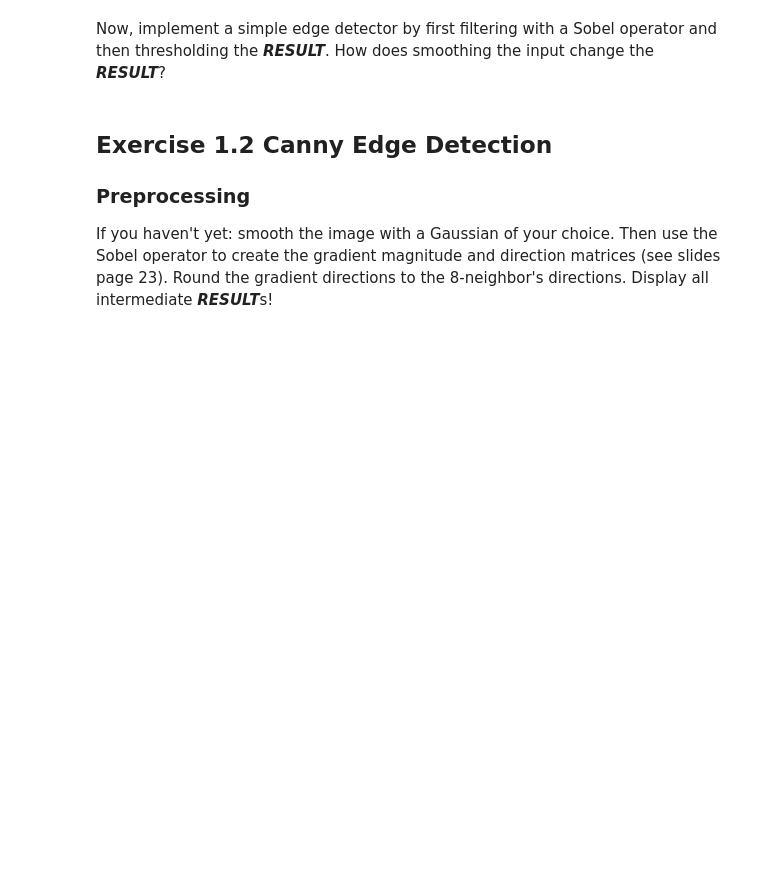
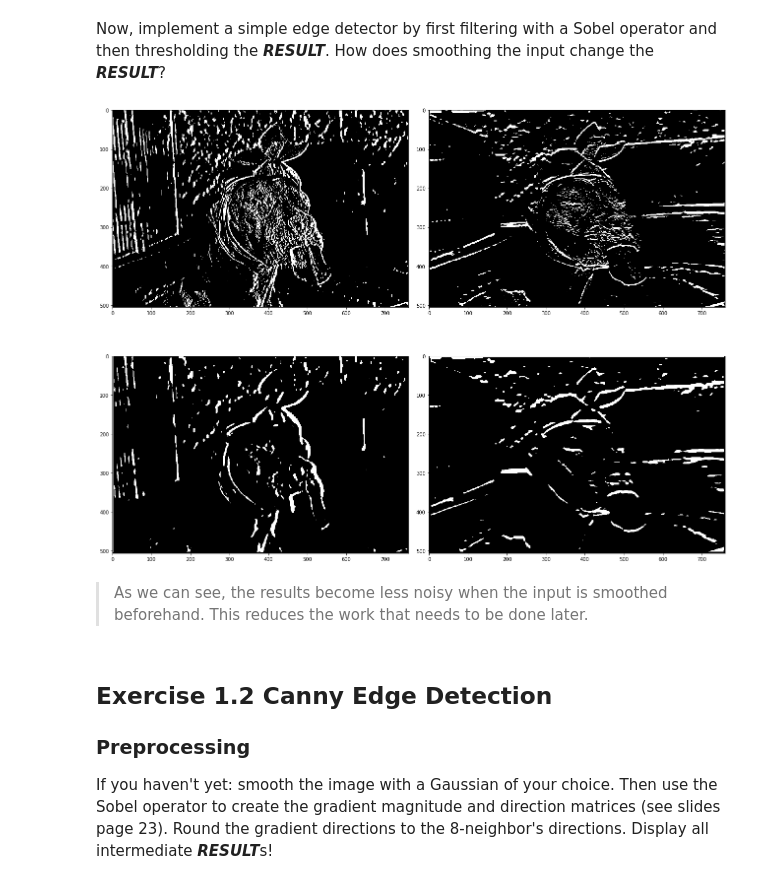
Before and after one commit to jneuendorf/cv1920_assignments, a Jupyter notebook: 02_convolution_canny.ipynb, the cells around one changed output. Cells and saved outputs as stored; diff of their text form; code cells hidden in the pictures; blank space fills up the shorter version.

```diff
--- a/02_convolution_canny.ipynb
+++ b/02_convolution_canny.ipynb
@@ -114,6 +115,38 @@ for i, im in enumerate(convolved_images):
 [figure]
 # %% [markdown]
 Now, implement a simple edge detector by first filtering with a Sobel operator and then thresholding the ***RESULT***. How does smoothing the input change the ***RESULT***?
+# %%
+S_x = np.array([
+    [-1, 0, 1],
+    [-1, 0, 1],
+    [-1, 0, 1],
+])
+S_y = S_x.T
+edges_vertical_unsmoothed = conv2d(image, S_x, normalize=True)
+edges_horizontal_unsmoothed = conv2d(image, S_y, normalize=True)
+smoothed = conv2d(image, gaussian_kernel(size=7, standard_deviation=3))
+edges_vertical_smoothed = conv2d(smoothed, S_x, normalize=True)
+edges_horizontal_smoothed = conv2d(smoothed, S_y, normalize=True)
+
+fig, axes = plt.subplots(nrows=2, ncols=2)
+fig.set_figwidth(18)
+fig.set_figheight(14)
+fig.tight_layout()
+ax = np.asarray(axes).ravel()
+
+threshold = 0.52
+for i, im in enumerate([
+    edges_vertical_unsmoothed, edges_horizontal_unsmoothed,
+    edges_vertical_smoothed, edges_horizontal_smoothed,
+]):
+    thresholded = np.zeros(im.shape)
+    idxs = im[:,:] > threshold
+    thresholded[idxs] = threshold
+    ax[i].imshow(thresholded, cmap='gray')
+# %% [output]
+[figure, added]
+# %% [markdown]
+> As we can see, the results become less noisy when the input is smoothed beforehand. This reduces the work that needs to be done later.
 # %% [markdown]
 ## Exercise 1.2 Canny Edge Detection
 
```
Also changed, not shown: parts of 4 cells of this notebook, 1 other file.
